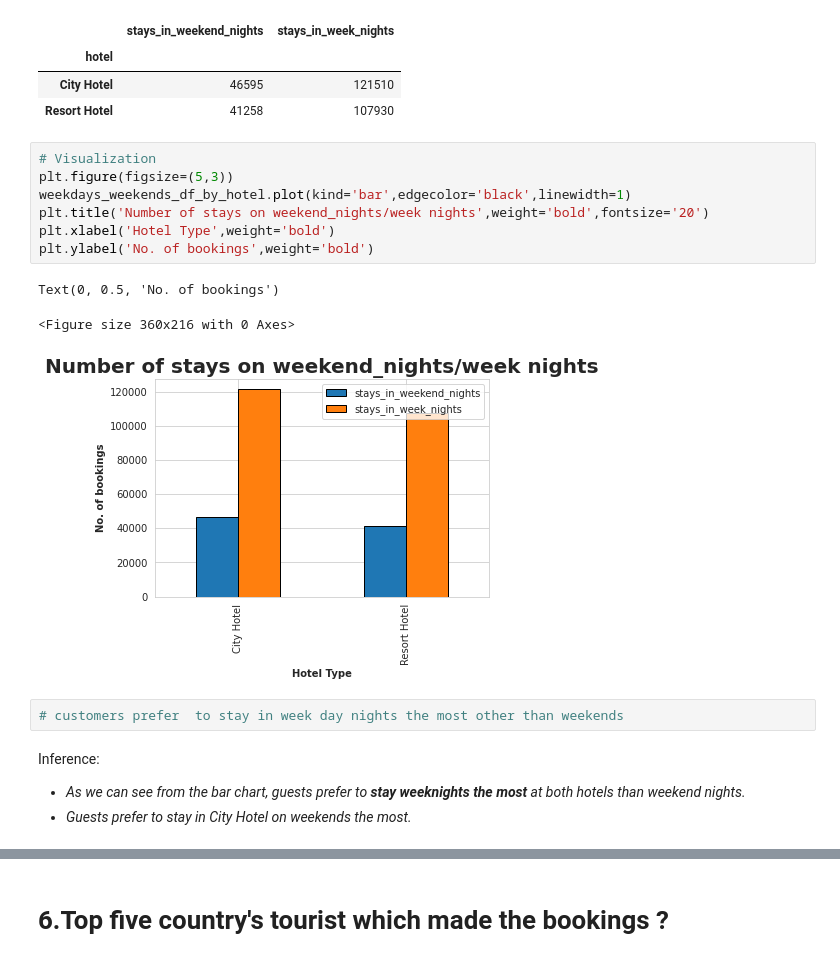
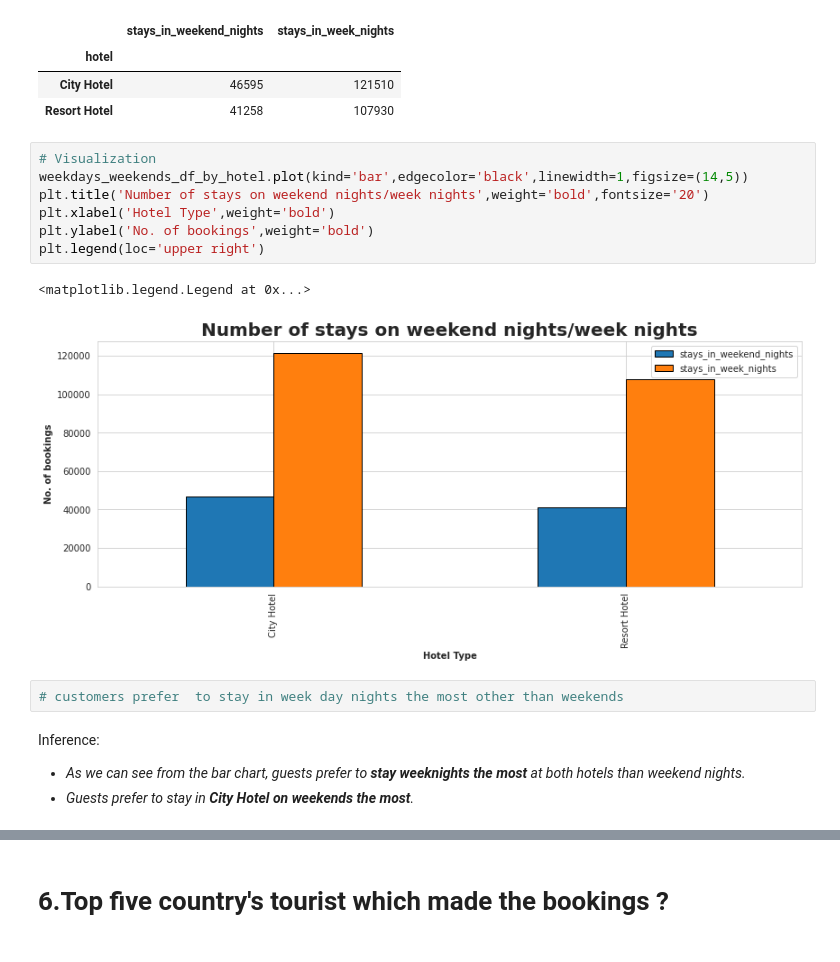
Before and after one commit to sarathsoman14/sarathsoman14-Hotel-Booking-Exploratory-Data-Analysis-EDA-, a Jupyter notebook: Hotel_Booking_Exploratory_Data_Analysis_Capstone_Project.ipynb, the cells around one changed output, grey strips where cells are left out. Drawn from its saved outputs; the diff is of its cells as text.

```diff
--- a/Hotel_Booking_Exploratory_Data_Analysis_Capstone_Project.ipynb
+++ b/Hotel_Booking_Exploratory_Data_Analysis_Capstone_Project.ipynb
@@ -791,18 +823,17 @@ weekdays_weekends_df_by_hotel
 | Resort Hotel | 41258 | 107930 |
 # %%
 # Visualization
-plt.figure(figsize=(5,3))
-weekdays_weekends_df_by_hotel.plot(kind='bar',edgecolor='black',linewidth=1)
-plt.title('Number of stays on weekend_nights/week nights',weight='bold',fontsize='20')
+weekdays_weekends_df_by_hotel.plot(kind='bar',edgecolor='black',linewidth=1,figsize=(14,5))
+plt.title('Number of stays on weekend nights/week nights',weight='bold',fontsize='20')
 plt.xlabel('Hotel Type',weight='bold')
 plt.ylabel('No. of bookings',weight='bold')
+plt.legend(loc='upper right')
 # %% [output]
-Text(0, 0.5, 'No. of bookings')
+<matplotlib.legend.Legend at 0x...>
-<Figure size 360x216 with 0 Axes>
-[figure, old version]
+[figure, new version]
 # %%
 # customers prefer  to stay in week day nights the most other than weekends
 # %% [markdown]
 Inference:
 *   *As we can see from the bar chart, guests prefer to **stay weeknights the most** at both hotels than weekend nights.*
-*   *Guests prefer to stay in City Hotel on weekends the most.*
+*   *Guests prefer to stay in **City Hotel on weekends the most**.*
```
Also changed, not shown: parts of 24 cells of this notebook.
